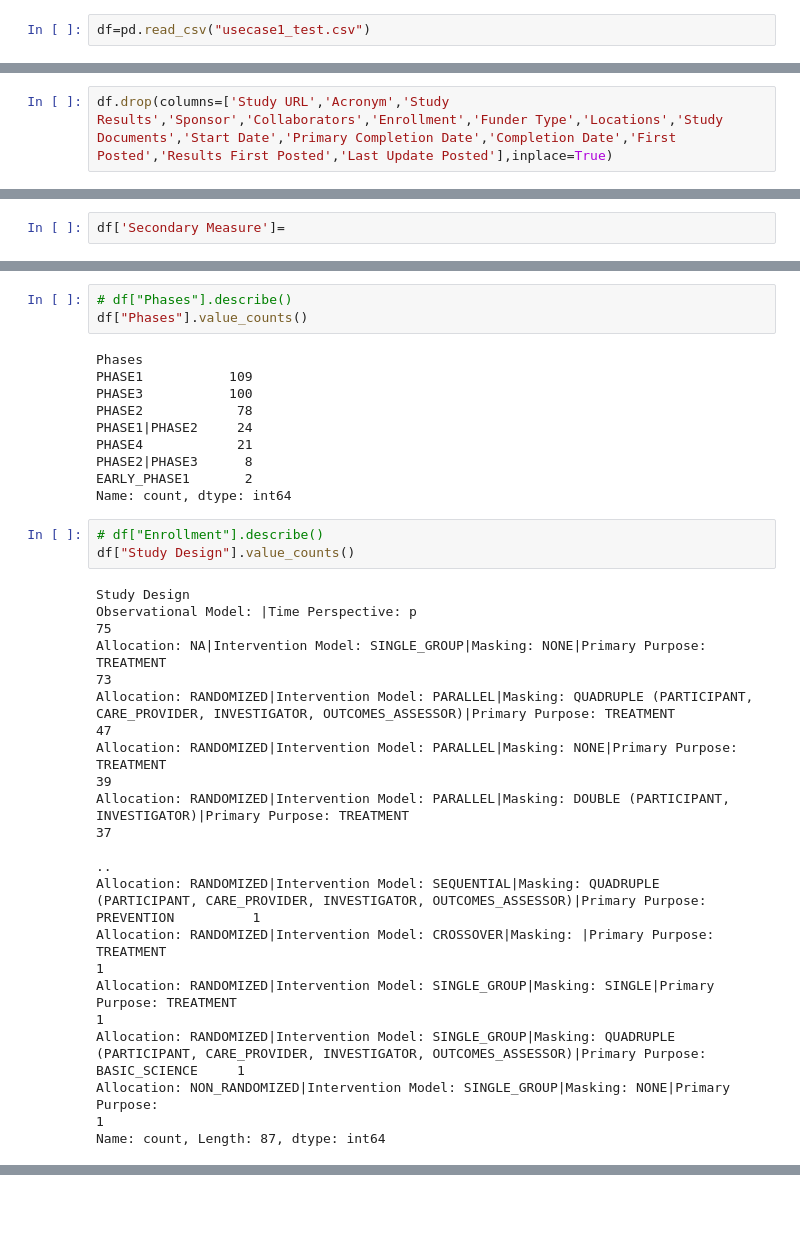
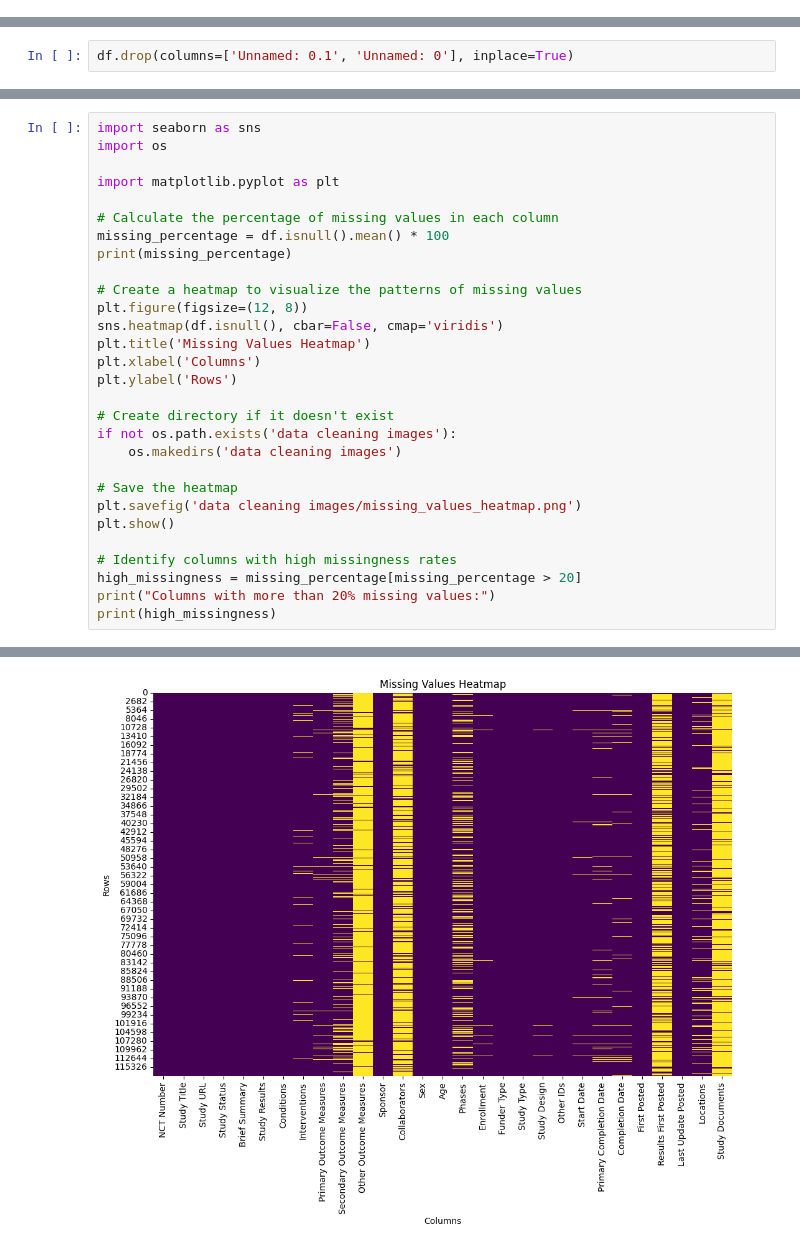
Before and after one commit to pra2107tham/NEST, a Jupyter notebook: v2_ps1.ipynb, the cells around one changed output, grey strips where cells are left out. Drawn from its saved outputs; the diff is of its cells as text; blank space fills up the shorter version.

```diff
--- a/v2_ps1.ipynb
+++ b/v2_ps1.ipynb
@@ -80,2 +19,0 @@ dfel.loc[df.duplicated()]
-# %%
-df=pd.read_csv("usecase1_test.csv")
@@ -94,2 +19,0 @@ Index(['NCT Number', 'Study Title', 'Study URL', 'Acronym', 'Study Status',
-# %%
-df.drop(columns=['Study URL','Acronym','Study Results','Sponsor','Collaborators','Enrollment','Funder Type','Locations','Study Documents','Start Date','Primary Completion Date','Completion Date','First Posted','Results First Posted','Last Update Posted'],inplace=True)
@@ -103,0 +20,2 @@ Index(['NCT Number', 'Study Title', 'Study Status', 'Brief Summary',
+# %%
+df.drop(columns=['Unnamed: 0.1', 'Unnamed: 0'], inplace=True)
@@ -143,2 +128,0 @@ dtype: object
-# %%
-df['Secondary Measure']=
@@ -184,30 +129,30 @@ Name: count, dtype: int64
-# %%
-# df["Phases"].describe()
-df["Phases"].value_counts()
-# %% [output]
-Phases
-PHASE1           109
-PHASE3           100
-PHASE2            78
-PHASE1|PHASE2     24
-PHASE4            21
-PHASE2|PHASE3      8
-EARLY_PHASE1       2
-Name: count, dtype: int64
-# %%
-# df["Enrollment"].describe()
-df["Study Design"].value_counts()
-# %% [output]
-Study Design
-Observational Model: |Time Perspective: p                                                                                                                                  75
-Allocation: NA|Intervention Model: SINGLE_GROUP|Masking: NONE|Primary Purpose: TREATMENT                                                                                   73
-Allocation: RANDOMIZED|Intervention Model: PARALLEL|Masking: QUADRUPLE (PARTICIPANT, CARE_PROVIDER, INVESTIGATOR, OUTCOMES_ASSESSOR)|Primary Purpose: TREATMENT            47
-Allocation: RANDOMIZED|Intervention Model: PARALLEL|Masking: NONE|Primary Purpose: TREATMENT                                                                               39
-Allocation: RANDOMIZED|Intervention Model: PARALLEL|Masking: DOUBLE (PARTICIPANT, INVESTIGATOR)|Primary Purpose: TREATMENT                                                 37
-                                                                                                                                                                           ..
-Allocation: RANDOMIZED|Intervention Model: SEQUENTIAL|Masking: QUADRUPLE (PARTICIPANT, CARE_PROVIDER, INVESTIGATOR, OUTCOMES_ASSESSOR)|Primary Purpose: PREVENTION          1
-Allocation: RANDOMIZED|Intervention Model: CROSSOVER|Masking: |Primary Purpose: TREATMENT                                                                                   1
-Allocation: RANDOMIZED|Intervention Model: SINGLE_GROUP|Masking: SINGLE|Primary Purpose: TREATMENT                                                                          1
-Allocation: RANDOMIZED|Intervention Model: SINGLE_GROUP|Masking: QUADRUPLE (PARTICIPANT, CARE_PROVIDER, INVESTIGATOR, OUTCOMES_ASSESSOR)|Primary Purpose: BASIC_SCIENCE     1
-Allocation: NON_RANDOMIZED|Intervention Model: SINGLE_GROUP|Masking: NONE|Primary Purpose:                                                                                  1
-Name: count, Length: 87, dtype: int64
+# %%
+import seaborn as sns
+import os
+
+import matplotlib.pyplot as plt
+
+# Calculate the percentage of missing values in each column
+missing_percentage = df.isnull().mean() * 100
+print(missing_percentage)
+
+# Create a heatmap to visualize the patterns of missing values
+plt.figure(figsize=(12, 8))
+sns.heatmap(df.isnull(), cbar=False, cmap='viridis')
+plt.title('Missing Values Heatmap')
+plt.xlabel('Columns')
+plt.ylabel('Rows')
+
+# Create directory if it doesn't exist
+if not os.path.exists('data cleaning images'):
+    os.makedirs('data cleaning images')
+
+# Save the heatmap
+plt.savefig('data cleaning images/missing_values_heatmap.png')
+plt.show()
+
+# Identify columns with high missingness rates
+high_missingness = missing_percentage[missing_percentage > 20]
+print("Columns with more than 20% missing values:")
+print(high_missingness)
+# %% [output]
@@ -213,0 +176 @@ Name: count, Length: 87, dtype: int64
+[figure, added]
```
Also changed, not shown: parts of 64 cells of this notebook.
